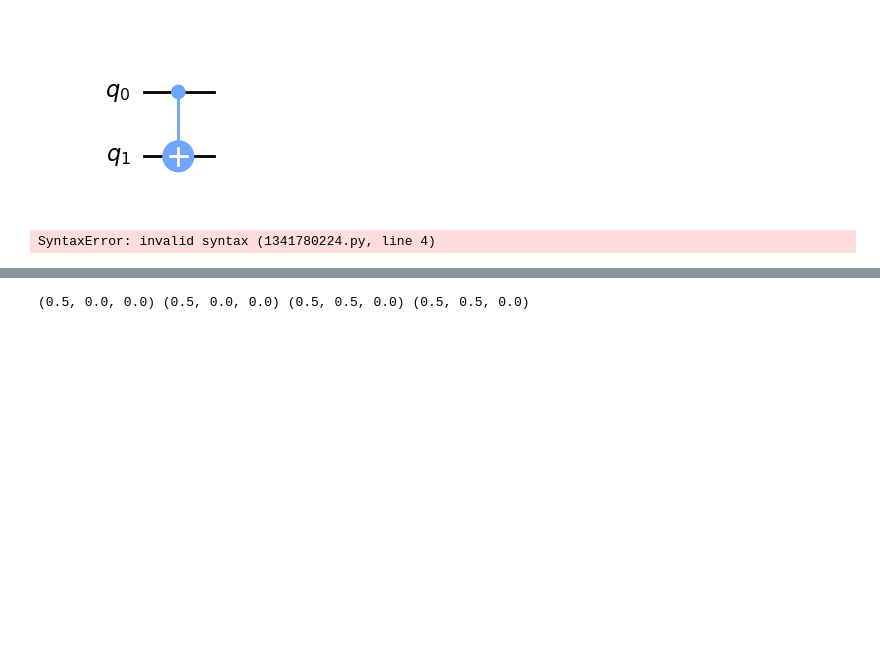
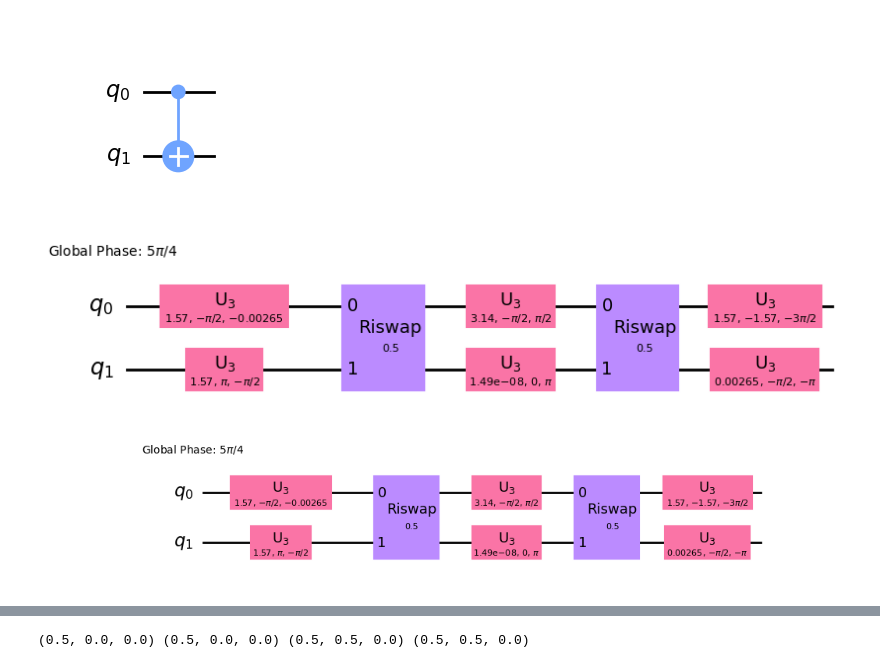
Before and after one commit to Pitt-JonesLab/mirror-gates, a Jupyter notebook: src/notebooks/weyl.ipynb, the cells around one changed output, grey strips where cells are left out. Cells and saved outputs as stored; diff of their text form; code cells hidden in the pictures; blank space fills up the shorter version.

```diff
--- a/src/notebooks/weyl.ipynb
+++ b/src/notebooks/weyl.ipynb
@@ -78,12 +130,14 @@ qc.draw("mpl")
 # %%
 from slam.utils.transpiler_pass.weyl_decompose import RootiSwapWeylDecomposition
 from qiskit.transpiler import PassManager
+
 pm = PassManager()
-pm.append(RootiSwapWeylDecomposition())s
+pm.append(RootiSwapWeylDecomposition())
 qc = pm.run(qc)
-qc.draw('mpl')
+qc.draw("mpl")
 # %% [output]
-SyntaxError: invalid syntax (1341780224.py, line 4)
+[figure, added]
+[figure, added]
 # %%
 qc1 = QuantumCircuit(2)
 qc1.rx(np.pi / 2, 1)
```
Also changed, not shown: parts of 18 cells of this notebook, 8 other files.
